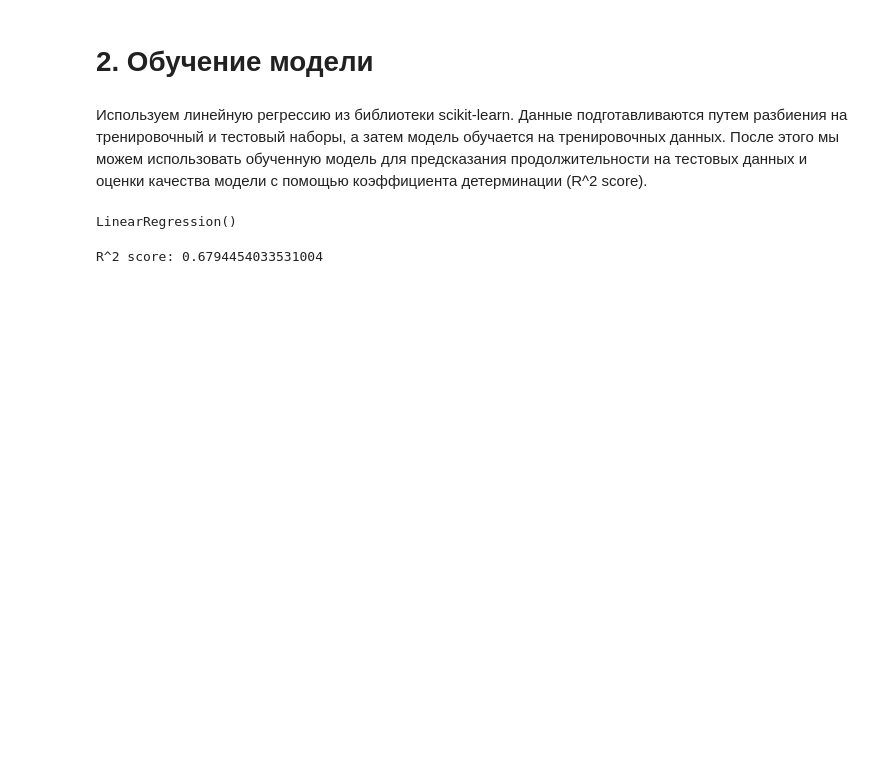
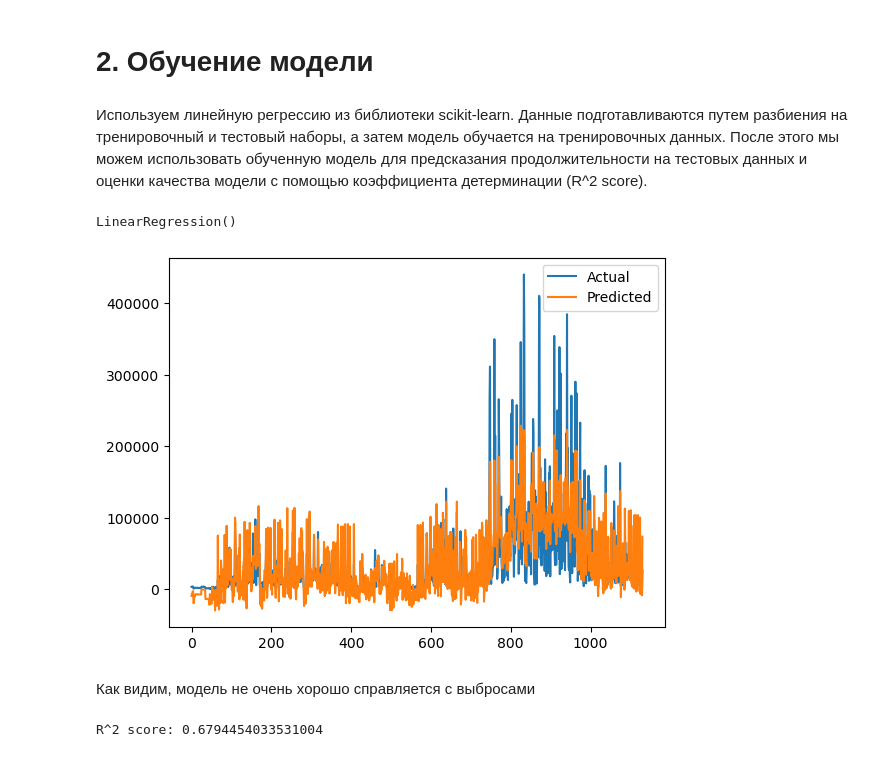
Before and after one commit to omutninsk/load_model, a Jupyter notebook: model.ipynb, the cells around one changed output. Drawn from its saved outputs; the diff is of its cells as text; code cells hidden in the pictures; blank space fills up the shorter version.

Commit message:
with graphs

```diff
--- a/model.ipynb
+++ b/model.ipynb
@@ -209,6 +215,16 @@ LinearRegression()
 # %%
 # Предсказание на тестовых данных
 y_pred = model.predict(X_test)
+# %%
+# построение графика обучения модели
+plt.plot(range(len(y)), y, label='Actual')
+plt.plot(range(len(y)), model.predict(X), label='Predicted')
+plt.legend()
+plt.show()
+# %% [output]
+[figure, added]
+# %% [markdown]
+Как видим, модель не очень хорошо справляется с выбросами
 # %%
 # Оценка качества модели
 r2 = r2_score(y_test, y_pred)
```
Also changed, not shown: parts of 5 cells of this notebook.
